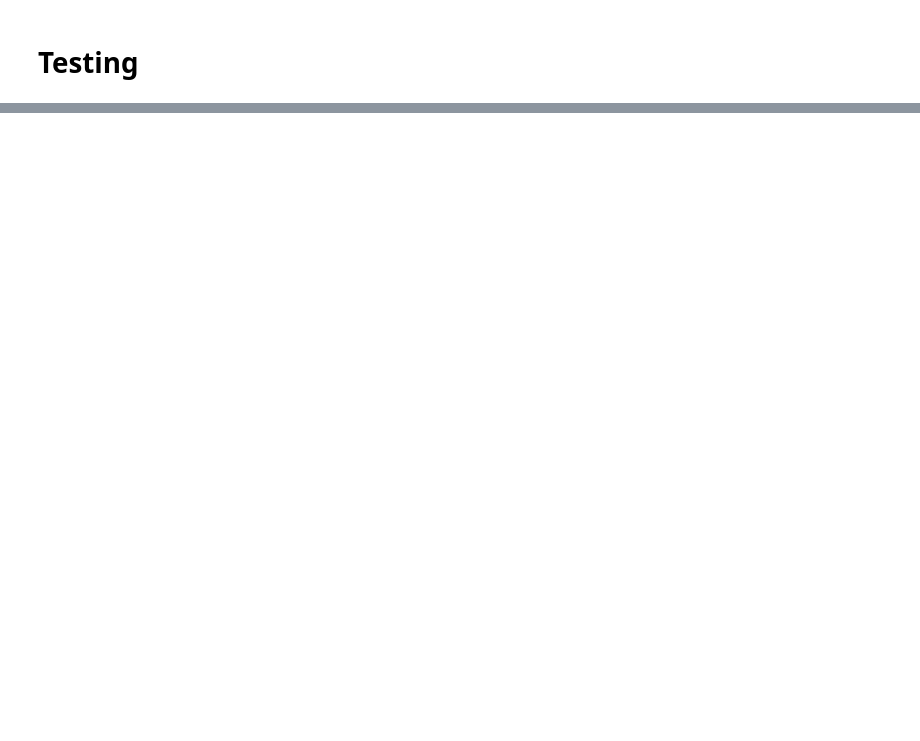
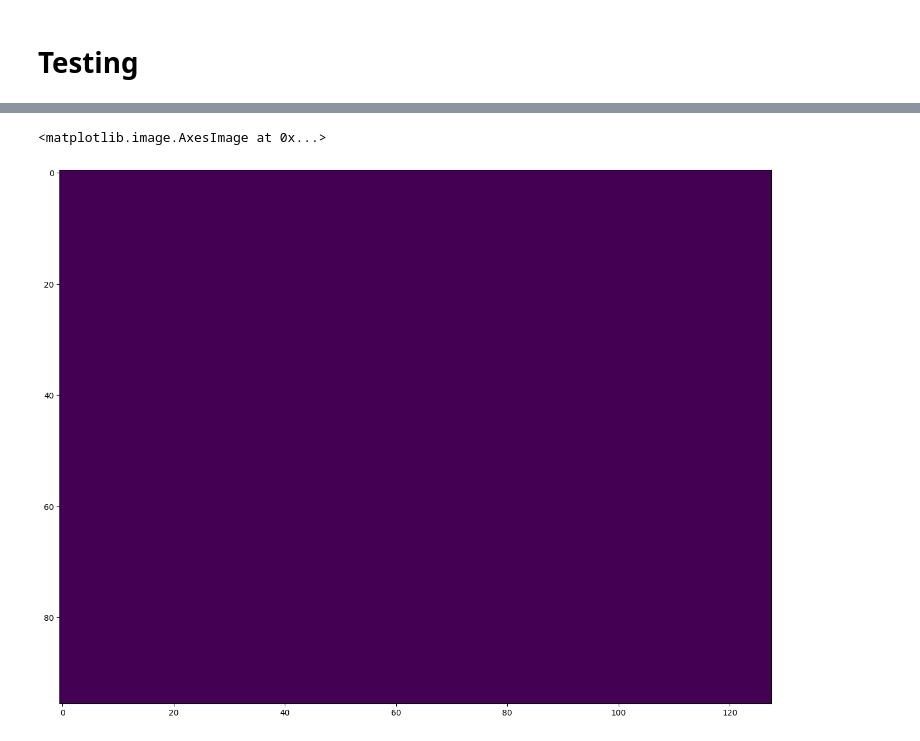
Before and after one commit to rakibulhaque9954/sec-21-Shanghaitech_dataset, a Jupyter notebook: sec_21_Shanghaitech_dataset.ipynb, the cells around one changed output, grey strips where cells are left out. Drawn from its saved outputs; the diff is of its cells as text; code cells hidden in the pictures; blank space fills up the shorter version.

```diff
--- a/sec_21_Shanghaitech_dataset.ipynb
+++ b/sec_21_Shanghaitech_dataset.ipynb
@@ -247,3 +366,20 @@ Smaller the sigma, more localized and concentrated the data point.
+# %%
+def generate_new(patch, IN_H, IN_W, is_image = True):
+
+  if is_image:
+    im_new = np.zeros([IN_H, IN_W, 3]) # if its image
+
+  else:
+    im_new = np.zeros([IN_H, IN_W]) # if density maps because they dont have channel dimesions
+
+  for i in range(3):
+    im_new[0 : 0 + IN_H//3, (i * IN_W//3) : (i * IN_W//3) + IN_W//3] = patch[3 * i]
+
+    im_new[IN_H//3 : IN_H//3 + IN_H//3, (i * IN_W//3) : (i * IN_W//3) + IN_W//3] = patch[3 * i + 1]
+
+    im_new[(2 * IN_H//3) : (2 * IN_H//3) + IN_H//3, (i * IN_W//3) : (i * IN_W//3) + IN_W//3] = patch[3 * i + 2]
+
+  return im_new
 # %% [markdown]
 # Data generator
 # %%
@@ -495,0 +684,19 @@ The predicted number of people is = 10048551.0
+# %%
+IN ='/content/dataset/ShanghaiTech/part_B/test_data/images/IMG_115.jpg'
+
+im_array=img_to_array(load_img(IN ,target_size=(IN_X,IN_Y)))
+im_array/=255.0
+
+im_array[:,:,0] = (im_array[:,:,0]-np.mean(np.asarray(im_array[:,:,0])))/np.std(np.asarray(im_array[:,:,0]))
+im_array[:,:,1] = (im_array[:,:,1]-np.mean(np.asarray(im_array[:,:,1])))/np.std(np.asarray(im_array[:,:,1]))
+im_array[:,:,2] = (im_array[:,:,2]-np.mean(np.asarray(im_array[:,:,2])))/np.std(np.asarray(im_array[:,:,2]))
+
+output = model.predict(tf.expand_dims(im_array, axis = 0))
+output = np.reshape(output, (OUT_X, OUT_Y))
+p = np.sum(output)
+
+print('The Predicted Number of People is: ', p)
+
+plt.figure(figsize=(20, 12))
+plt.imshow(output)
+# %% [output]
@@ -495,0 +705,2 @@ The predicted number of people is = 10048551.0
+<matplotlib.image.AxesImage at 0x...>
+[figure, added]
```
Also changed, not shown: parts of 23 cells of this notebook.
